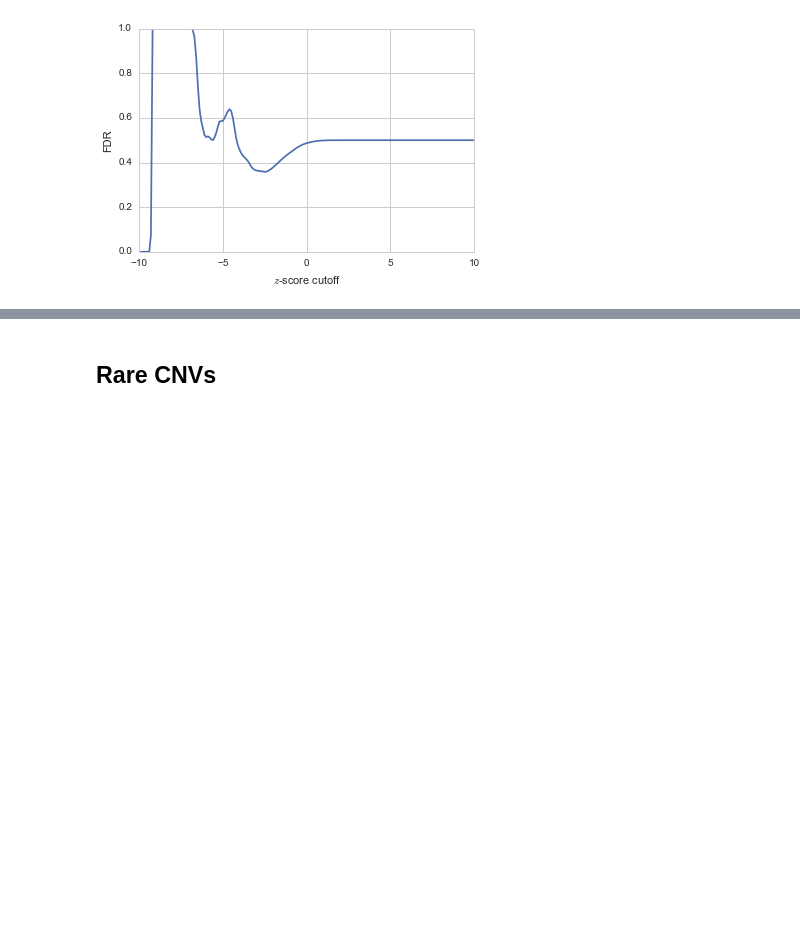
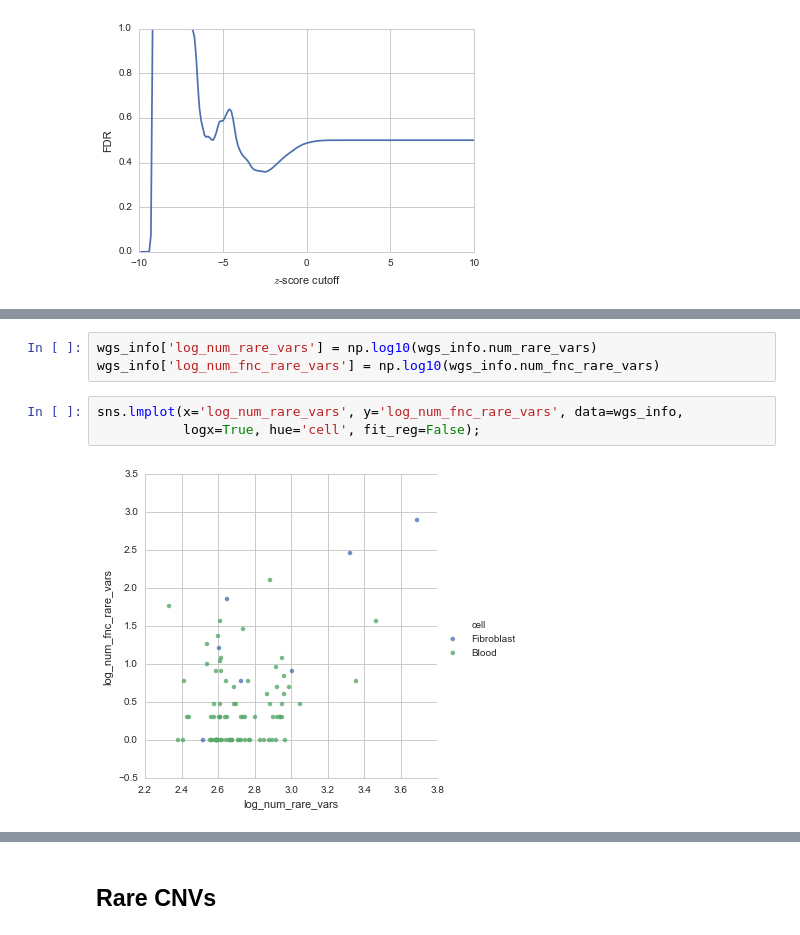
Before and after one commit to frazer-lab/cardips-ipsc-eqtl, a Jupyter notebook: notebooks/Rare Variant Analysis.ipynb, the cells around one changed output, grey strips where cells are left out. Cells and saved outputs as stored; diff of their text form; blank space fills up the shorter version.

```diff
--- a/notebooks/Rare Variant Analysis.ipynb
+++ b/notebooks/Rare Variant Analysis.ipynb
@@ -346,0 +322,8 @@ plt.legend()
+# %%
+wgs_info['log_num_rare_vars'] = np.log10(wgs_info.num_rare_vars)
+wgs_info['log_num_fnc_rare_vars'] = np.log10(wgs_info.num_fnc_rare_vars)
+# %%
+sns.lmplot(x='log_num_rare_vars', y='log_num_fnc_rare_vars', data=wgs_info,
+           logx=True, hue='cell', fit_reg=False);
+# %% [output]
+[figure, added]
```
Also changed, not shown: parts of 26 cells of this notebook, 4 other files.
